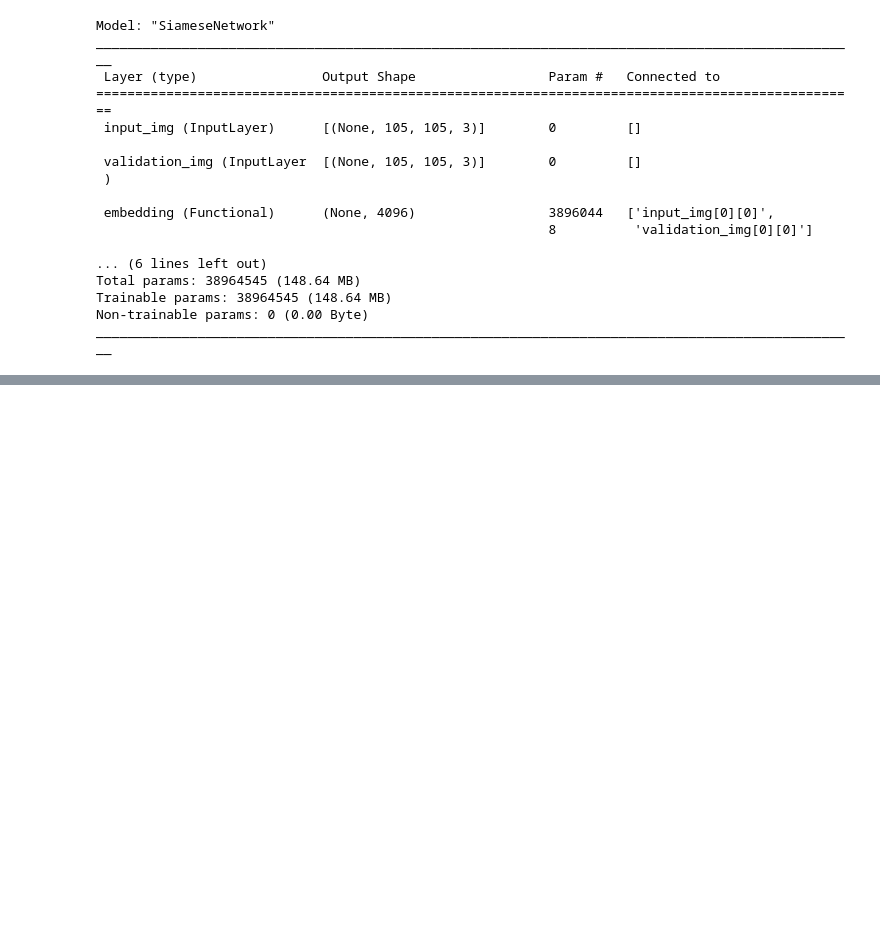
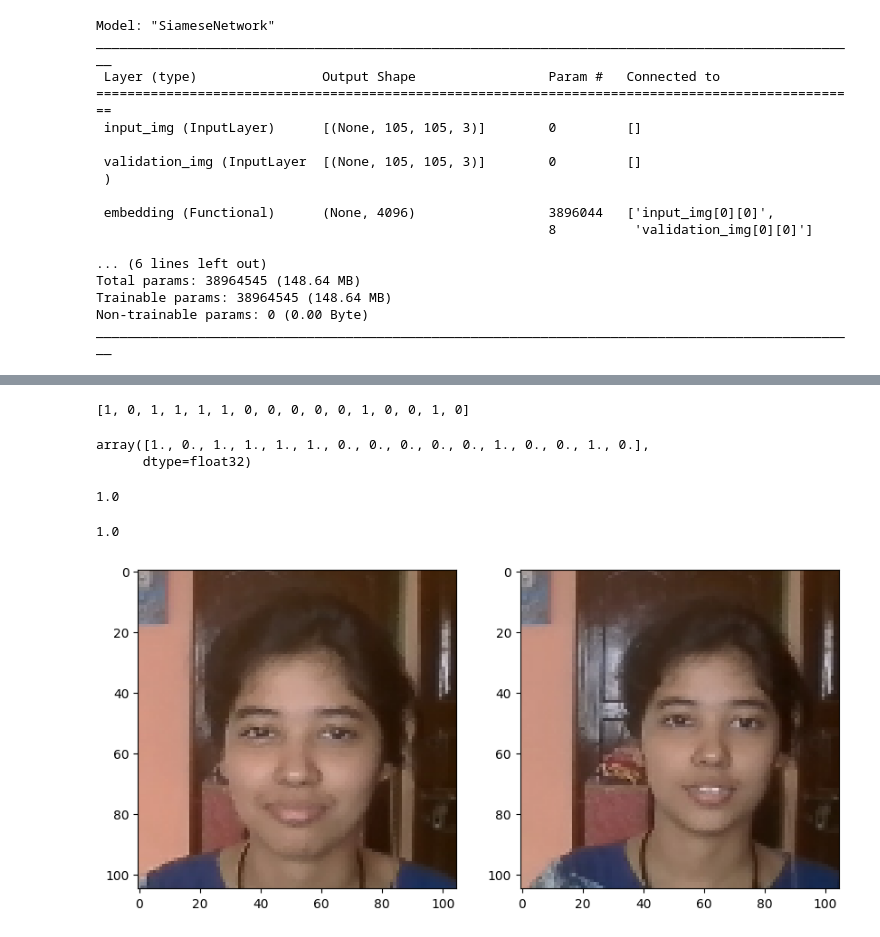
Before and after one commit to ankita-banerjee20/face_verification, a Jupyter notebook: main.ipynb, the cells around one changed output, grey strips where cells are left out. Drawn from its saved outputs; the diff is of its cells as text; code cells hidden in the pictures; blank space fills up the shorter version.

```diff
--- a/main.ipynb
+++ b/main.ipynb
@@ -222,0 +295,2 @@ ________________________________________________________________________________
+# %%
+test_input, test_val, y_true = test_data.as_numpy_iterator().next()
@@ -222,0 +318,47 @@ ________________________________________________________________________________
+# %%
+[1 if prediction > 0.5 else 0 for prediction in y_hat ]
+# %% [output]
+[1, 0, 1, 1, 1, 1, 0, 0, 0, 0, 0, 1, 0, 0, 1, 0]
+# %%
+y_true
+# %% [output]
+array([1., 0., 1., 1., 1., 1., 0., 0., 0., 0., 0., 1., 0., 0., 1., 0.],
+      dtype=float32)
+# %%
+# Creating a metric object
+m = Recall()
+
+# Calculating the recall value
+m.update_state(y_true, y_hat)
+
+# Return Recall Result
+m.result().numpy()
+# %% [output]
+1.0
+# %%
+# Creating a metric object
+m = Precision()
+
+# Calculating the recall value
+m.update_state(y_true, y_hat)
+
+# Return Recall Result
+m.result().numpy()
+# %% [output]
+1.0
+# %%
+# Set plot size
+plt.figure(figsize=(10,8))
+
+# Set first subplot
+plt.subplot(1,2,1)
+plt.imshow(test_input[0])
+
+# Set second subplot
+plt.subplot(1,2,2)
+plt.imshow(test_val[0])
+
+# Renders cleanly
+plt.show()
+# %% [output]
+[figure, added]
```
Also changed, not shown: parts of 16 cells of this notebook, 1 other file.
